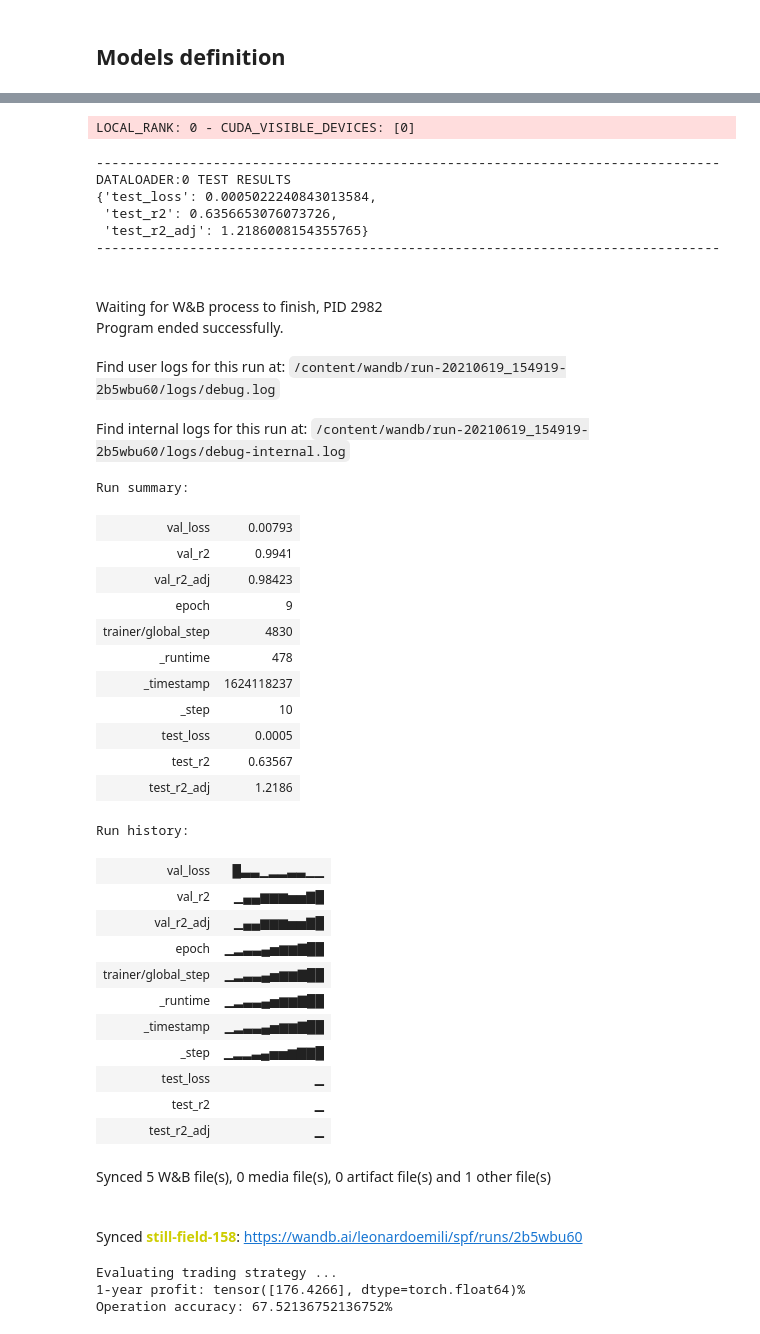
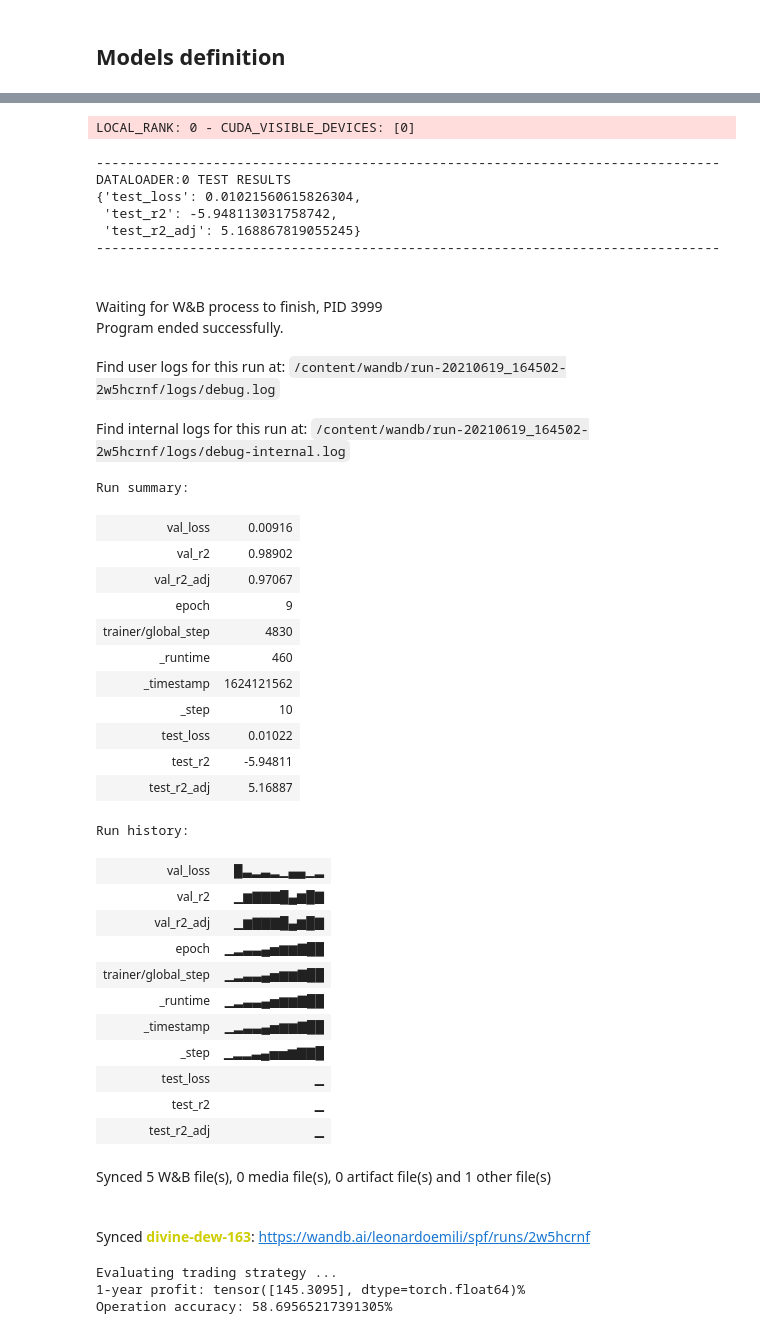
Before and after one commit to LeonardoEmili/stock-price-forecasting, a Jupyter notebook: forecasting.ipynb, the cells around one changed output, grey strips where cells are left out. Saved outputs shown, nothing was run; the diff lists cells and outputs as text; code cells hidden in the pictures.

Commit message:
Add hyperparameter tuning and test on some stocks

```diff
--- a/forecasting.ipynb
+++ b/forecasting.ipynb
@@ -263,7 +264,7 @@ def evaluate_trading_strategy(
     stock_number: int,
     price_idx: int = -5,
     ticker_num_idx: int = -7,
-    target_ticker = "msft",
+    target_ticker = 'msft',
     ) -> None:
     '''
     Evaluates the performance of a model evaluating the profit of a trading
@@ -275,7 +276,7 @@ def evaluate_trading_strategy(
     correct = 0
     def should_buy(x, y):
         return x < y
-    for (X, y), (X_real, y_real) in zip(ds.test_dataloader('aapl'), ds._test_dataloader('aapl')):
+    for (X, y), (X_real, y_real) in zip(ds.test_dataloader(target_ticker), ds._test_dataloader(target_ticker)):
         y_pred = model(X)
         # Restore std deviation and mean
         for i in range(X.shape[0]):
@@ -288,7 +289,7 @@ def evaluate_trading_strategy(
                 tries += 1
                 correct += 1 if ret >= 0 else 0
 
-    print(f"1-year profit: {pnl * 100}%")
+    print(f"1-year profit: {pnl.item() * 100}%")
     print(f"Operation accuracy: {(correct / tries) * 100}%")
 # %% [markdown]
 #### Technical indicators
@@ -672,6 +673,7 @@ class HParams:
   lr: int = 0.1
   num_heads: int = -1
   epochs: int = 5
+  test_stock: str = 'ge'
 # %% [markdown]
 ## Models definition
 # %%
@@ -803,10 +805,10 @@ trainer = pl.Trainer(
     deterministic=True
 )
 trainer.fit(model, ds)
-trainer.test(model, ds.test_dataloader('aapl'))
+trainer.test(model, ds.test_dataloader(hparams.test_stock))
 run.finish()
 
 # A practical evaluation strategy based on profit estimation
-evaluate_trading_strategy(model.model, ds, len(dfs), price_idx=price_idx)
+evaluate_trading_strategy(model.model, ds, len(dfs), price_idx=price_idx, target_ticker=hparams.test_stock)
 # %% [output]
 Tracking run with wandb version 0.10.32
@@ -817,44 +819,44 @@ Run data is saved locally in /content/wandb/run-20210619_154919-2b5wbu60
 GPU available: True, used: True
 TPU available: False, using: 0 TPU cores
 LOCAL_RANK: 0 - CUDA_VISIBLE_DEVICES: [0]
 
   | Name    | Type      | Params
 --------------------------------------
 0 | loss_fn | MSELoss   | 0
 1 | model   | SimpleGRU | 70.5 K
 --------------------------------------
 70.5 K    Trainable params
 0         Non-trainable params
 70.5 K    Total params
 0.282     Total estimated model params size (MB)
 Global seed set to 42
 LOCAL_RANK: 0 - CUDA_VISIBLE_DEVICES: [0]
 --------------------------------------------------------------------------------
 DATALOADER:0 TEST RESULTS
-{'test_loss': 0.0005022240843013584,
- 'test_r2': 0.6356653076073726,
- 'test_r2_adj': 1.2186008154355765}
+{'test_loss': 0.01021560615826304,
+ 'test_r2': -5.948113031758742,
+ 'test_r2_adj': 5.168867819055245}
 --------------------------------------------------------------------------------
-Waiting for W&B process to finish, PID 2982
+Waiting for W&B process to finish, PID 3999
 Program ended successfully.
-Find user logs for this run at: /content/wandb/run-20210619_154919-2b5wbu60/logs/debug.log
+Find user logs for this run at: /content/wandb/run-20210619_164502-2w5hcrnf/logs/debug.log
-Find internal logs for this run at: /content/wandb/run-20210619_154919-2b5wbu60/logs/debug-internal.log
+Find internal logs for this run at: /content/wandb/run-20210619_164502-2w5hcrnf/logs/debug-internal.log
 Run summary:
-| val_loss | 0.00793 |
-| val_r2 | 0.9941 |
-| val_r2_adj | 0.98423 |
+| val_loss | 0.00916 |
+| val_r2 | 0.98902 |
+| val_r2_adj | 0.97067 |
 | epoch | 9 |
 | trainer/global_step | 4830 |
-| _runtime | 478 |
-| _timestamp | 1624118237 |
+| _runtime | 460 |
+| _timestamp | 1624121562 |
 | _step | 10 |
-| test_loss | 0.0005 |
-| test_r2 | 0.63567 |
-| test_r2_adj | 1.2186 |
+| test_loss | 0.01022 |
+| test_r2 | -5.94811 |
+| test_r2_adj | 5.16887 |
 Run history:
-| val_loss | █▃▃▁▂▂▃▃▁▁ |
-| val_r2 | ▁▄▄▆▆▆▅▅▇█ |
-| val_r2_adj | ▁▄▄▆▆▆▅▅▇█ |
+| val_loss | █▃▂▃▂▁▄▄▁▂ |
+| val_r2 | ▁▆▇▇▇█▄▆█▇ |
+| val_r2_adj | ▁▆▇▇▇█▄▆█▇ |
 | epoch | ▁▂▃▃▄▅▆▆▇██ |
 | trainer/global_step | ▁▂▃▃▄▅▆▆▇██ |
 | _runtime | ▁▂▃▃▄▅▆▆▇██ |
@@ -864,10 +866,10 @@ Run history:
 | test_r2 | ▁ |
 | test_r2_adj | ▁ |
 Synced 5 W&B file(s), 0 media file(s), 0 artifact file(s) and 1 other file(s)
-Synced still-field-158: https://wandb.ai/leonardoemili/spf/runs/2b5wbu60
+Synced divine-dew-163: https://wandb.ai/leonardoemili/spf/runs/2w5hcrnf
 Evaluating trading strategy ...
-1-year profit: tensor([176.4266], dtype=torch.float64)%
-Operation accuracy: 67.52136752136752%
+1-year profit: tensor([145.3095], dtype=torch.float64)%
+Operation accuracy: 58.69565217391305%
 # %%
 hparams = HParams()
 hparams.features = ds_splits[0].columns
```
Also changed, not shown: parts of 5 cells of this notebook.
